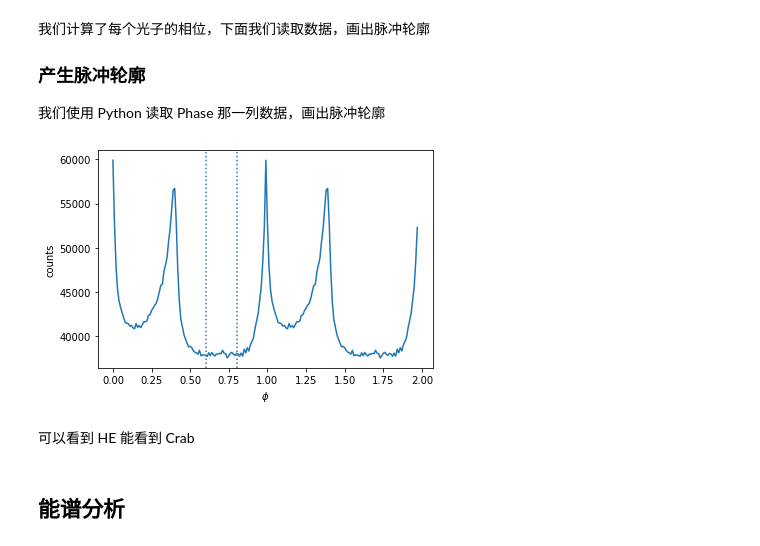
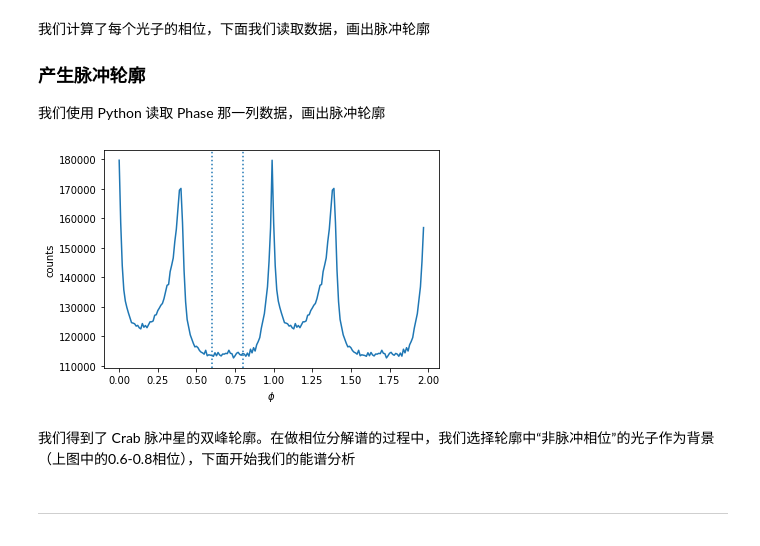
Before and after one commit to tuoyl/hxmt_analysis_demo, a Jupyter notebook: phase_resolved_spectrum.ipynb, the cells around one changed output. Cells and saved outputs as stored; diff of their text form; code cells hidden in the pictures.

```diff
--- a/phase_resolved_spectrum.ipynb
+++ b/phase_resolved_spectrum.ipynb
@@ -725,23 +725,26 @@ EXAMPLE: python hphase_cal.py evtfile=eventfile.FITS parfile=ephemeris.par
 # %%
 from astropy.io import fits
 import matplotlib.pyplot as plt
 import numpy as np
 
-# 读取数据
-hdulist = fits.open("./data/HE/he_screen.fits")
-phase = hdulist[1].data.field("Phase") #读取Phase
+# 读取 HE,ME,LE 的数据
+phase = np.array([])
+for filename in ["./data/HE/he_screen.fits","./data/ME/me_screen.fits","./data/LE/le_screen.fits"]:
+    hdulist = fits.open("./data/HE/he_screen.fits")
+    phase = np.append(phase, hdulist[1].data.field("Phase")) #读取Phase
+
 phi = np.arange(0,1.99,0.01)[0:-1]
 counts,*_ = np.histogram(phase,bins=np.arange(0,1,0.01))
 counts = np.append(counts,counts) #产生两个周期
 plt.plot(phi,counts)
 plt.xlabel("$\phi$")
 plt.ylabel("counts")
 plt.axvline(x=0.6,ls='dotted')
 plt.axvline(x=0.8,ls='dotted')
 plt.show()
 # %% [output]
-[figure, old version]
+[figure, new version]
-# %% [markdown]
-可以看到 HE 能看到 Crab
+# %% [markdown]
+我们得到了 Crab 脉冲星的双峰轮廓。在做相位分解谱的过程中，我们选择轮廓中“非脉冲相位”的光子作为背景（上图中的0.6-0.8相位），下面开始我们的能谱分析
 # %% [markdown]
-## 能谱分析
+***
```
Also changed, not shown: parts of 21 cells of this notebook, 1 other file.
